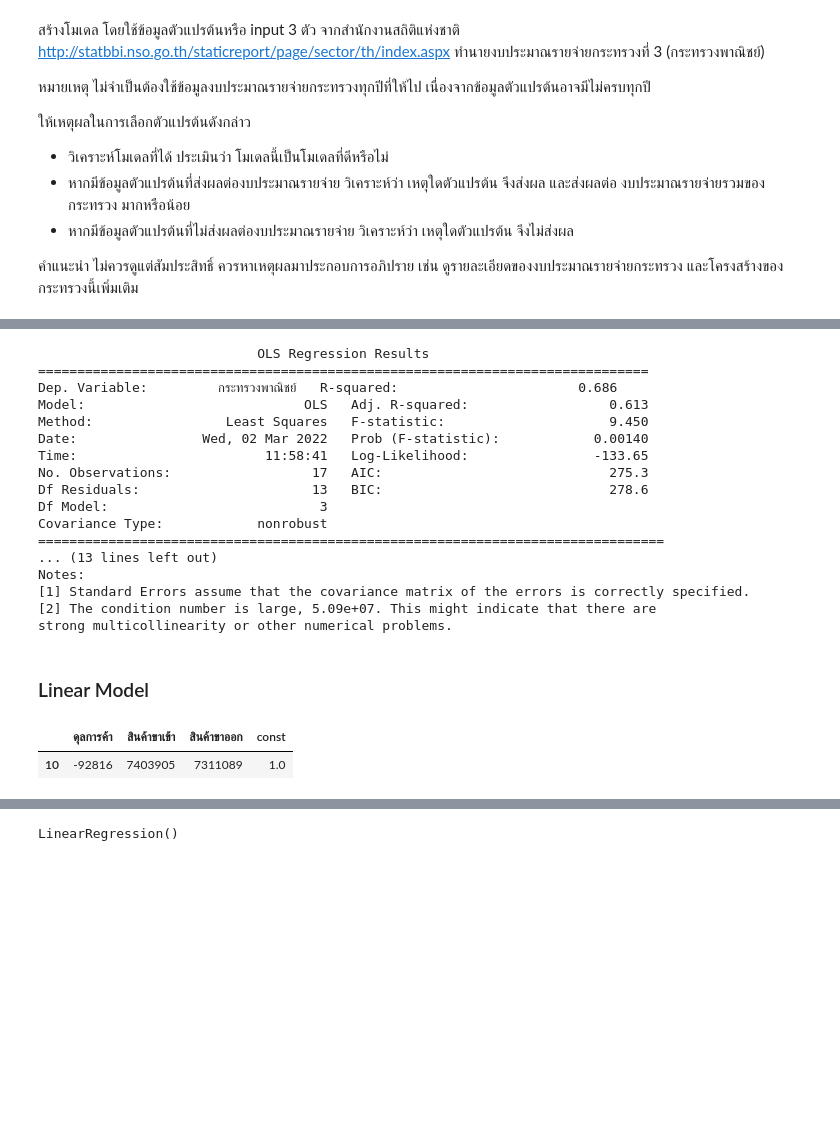
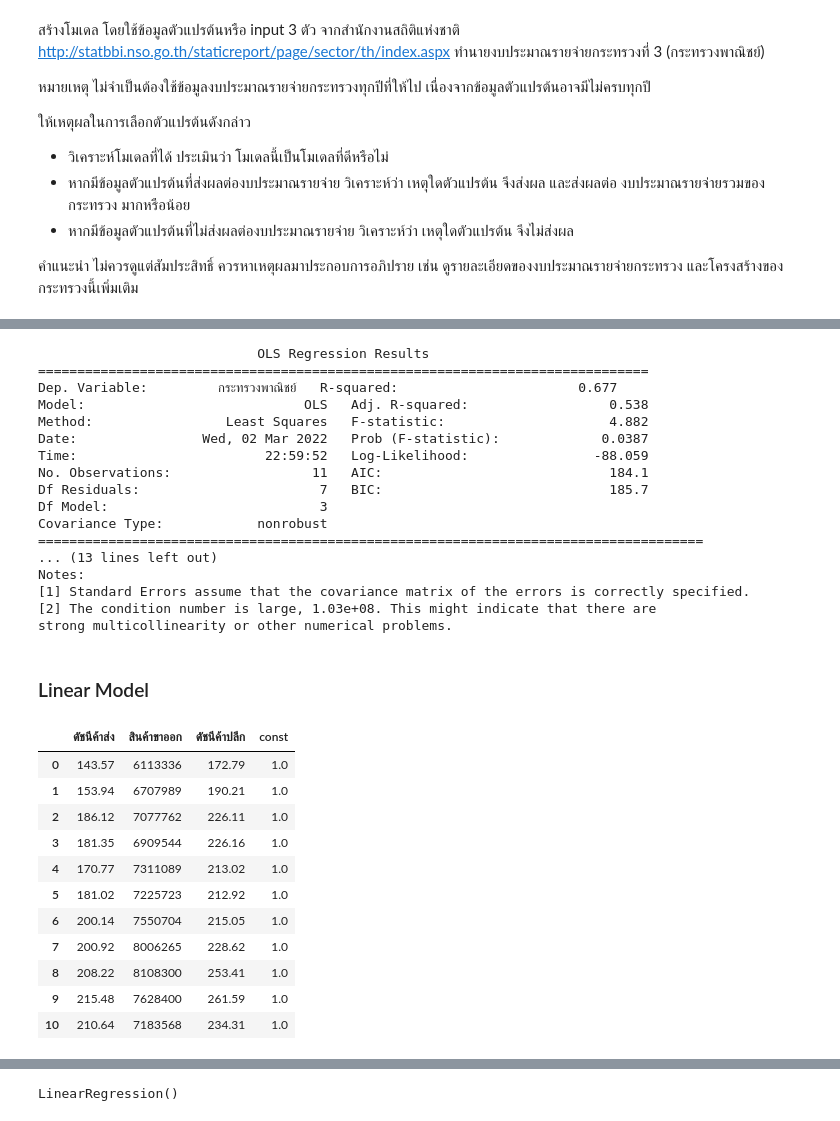
Before and after one commit to pant411/Assignment2_Stat_pp, a Jupyter notebook: part-regression/regression_analysis.ipynb, the cells around one changed output, grey strips where cells are left out. Cells and saved outputs as stored; diff of their text form; code cells hidden in the pictures; blank space fills up the shorter version.

```diff
--- a/part-regression/regression_analysis.ipynb
+++ b/part-regression/regression_analysis.ipynb
@@ -1079,27 +1084,43 @@ heatmap_data2.set_xticklabels(
 # %%
-X_part4_real = sm.add_constant(df_part4_real[['ดุลการค้า', 'สินค้าขาเข้า', 'สินค้าขาออก']], prepend=False)
+X_part4_real = sm.add_constant(
+    df_part4_real[['ดัชนีค้าส่ง', 'มูลค่าสินค้าขาออก', 'ดัชนีค้าปลีก']], prepend=False)
 model_Part4 = sm.OLS(df_part4_real['กระทรวงพาณิชย์'], X_part4_real)
 results_part4_real = model_Part4.fit()
 print(results_part4_real.summary())
 # %% [output]
                             OLS Regression Results
 ==============================================================================
-Dep. Variable:         กระทรวงพาณิชย์   R-squared:                       0.686
-Model:                            OLS   Adj. R-squared:                  0.613
-Method:                 Least Squares   F-statistic:                     9.450
-Date:                Wed, 02 Mar 2022   Prob (F-statistic):            0.00140
-Time:                        11:58:41   Log-Likelihood:                -133.65
-No. Observations:                  17   AIC:                             275.3
-Df Residuals:                      13   BIC:                             278.6
+Dep. Variable:         กระทรวงพาณิชย์   R-squared:                       0.677
+Model:                            OLS   Adj. R-squared:                  0.538
+Method:                 Least Squares   F-statistic:                     4.882
+Date:                Wed, 02 Mar 2022   Prob (F-statistic):             0.0387
+Time:                        22:59:52   Log-Likelihood:                -88.059
+No. Observations:                  11   AIC:                             184.1
+Df Residuals:                       7   BIC:                             185.7
 Df Model:                           3
 Covariance Type:            nonrobust
-================================================================================
+=====================================================================================
 ... (13 lines left out)
 Notes:
 [1] Standard Errors assume that the covariance matrix of the errors is correctly specified.
-[2] The condition number is large, 5.09e+07. This might indicate that there are
+[2] The condition number is large, 1.03e+08. This might indicate that there are
 strong multicollinearity or other numerical problems.
 # %% [markdown]
 ### Linear Model
+# %%
+X_part4_real
+# %% [output]
+|  | ดัชนีค้าส่ง | สินค้าขาออก | ดัชนีค้าปลีก | const |
+| 0 | 143.57 | 6113336 | 172.79 | 1.0 |
+| 1 | 153.94 | 6707989 | 190.21 | 1.0 |
+| 2 | 186.12 | 7077762 | 226.11 | 1.0 |
+| 3 | 181.35 | 6909544 | 226.16 | 1.0 |
+| 4 | 170.77 | 7311089 | 213.02 | 1.0 |
+| 5 | 181.02 | 7225723 | 212.92 | 1.0 |
+| 6 | 200.14 | 7550704 | 215.05 | 1.0 |
+| 7 | 200.92 | 8006265 | 228.62 | 1.0 |
+| 8 | 208.22 | 8108300 | 253.41 | 1.0 |
+| 9 | 215.48 | 7628400 | 261.59 | 1.0 |
+| 10 | 210.64 | 7183568 | 234.31 | 1.0 |
 # %%
 X_train_data_linear4, X_test_data_linear4, y_train_data_linear4, y_test_data_linear4 = train_test_split(
@@ -1107,5 +1127,0 @@ X_train_data_linear4, X_test_data_linear4, y_train_data_linear4, y_test_data_lin
-# %%
-X_test_data_linear4
-# %% [output]
-|  | ดุลการค้า | สินค้าขาเข้า | สินค้าขาออก | const |
-| 10 | -92816 | 7403905 | 7311089 | 1.0 |
```
Also changed, not shown: parts of 26 cells of this notebook, 2 other files.
